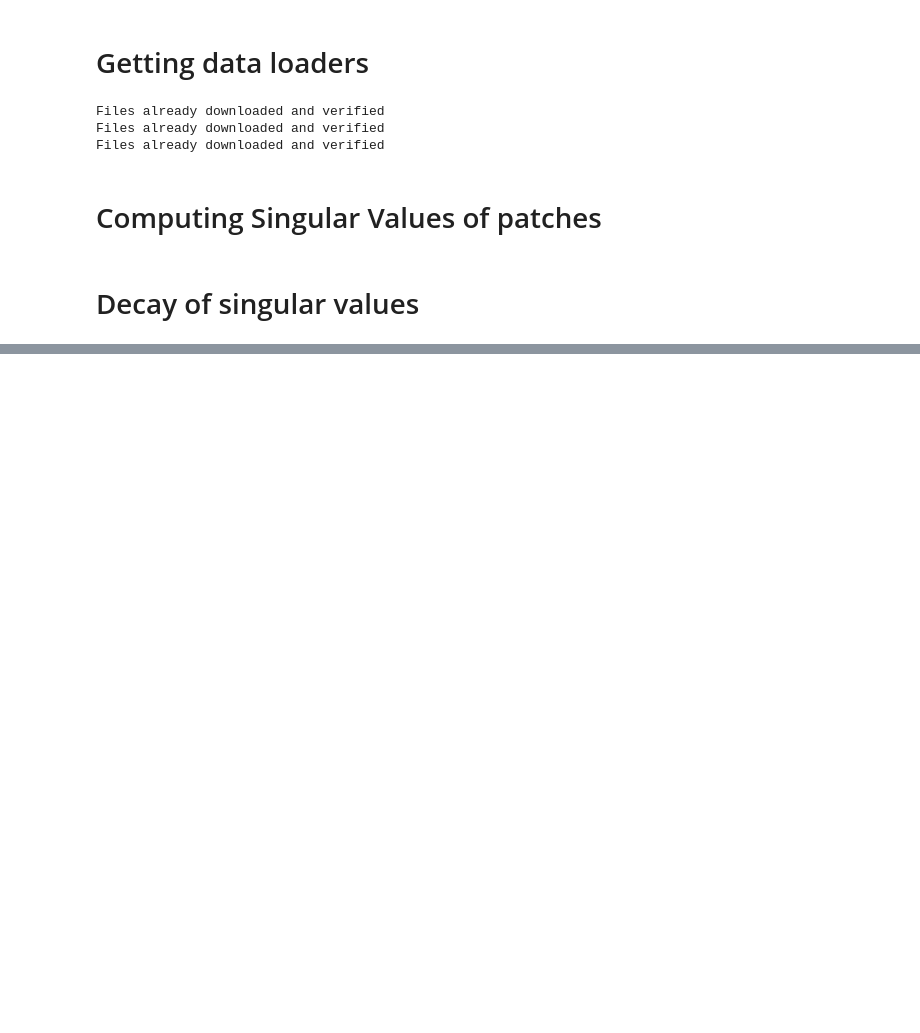
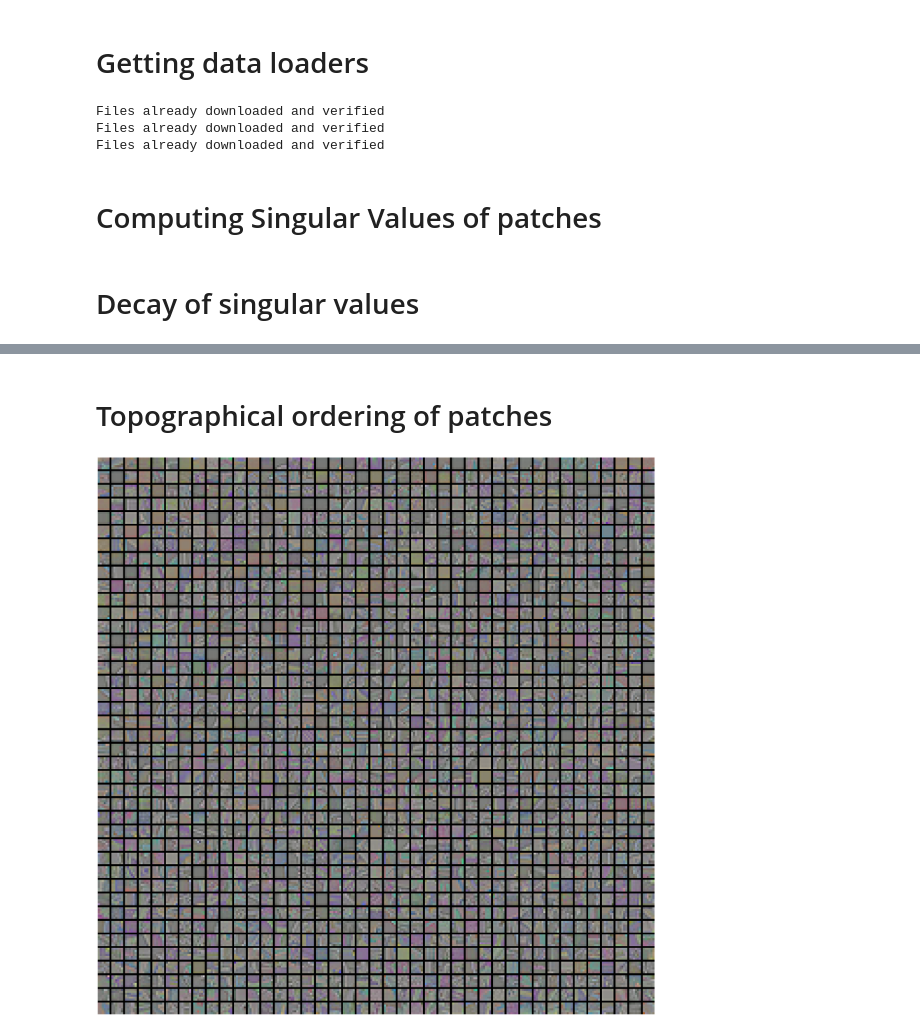
Before and after one commit to louity/patches, a Jupyter notebook: PatchesAnalysis.ipynb, the cells around one changed output, grey strips where cells are left out. Cells and saved outputs as stored; diff of their text form; code cells hidden in the pictures; blank space fills up the shorter version.

```diff
--- a/PatchesAnalysis.ipynb
+++ b/PatchesAnalysis.ipynb
@@ -131,0 +382,16 @@ save('intrinsic_dims')
+# %% [markdown]
+# Topographical ordering of patches
+# %%
+ran_indicies = np.array(range(M**2)).reshape(M,M)
+image = build_topographical_image(patches, ran_indicies)
+image = image.transpose(1,2,0)
+
+
+plt.figure(figsize = (40, 40))
+plt.axis("off")
+plt.imshow(image, interpolation = 'nearest')
+
+save('random_order_more_patches')
+plt.show()
+# %% [output]
+[figure, added]
```
Also changed, not shown: parts of 17 cells of this notebook, 1 other file.
